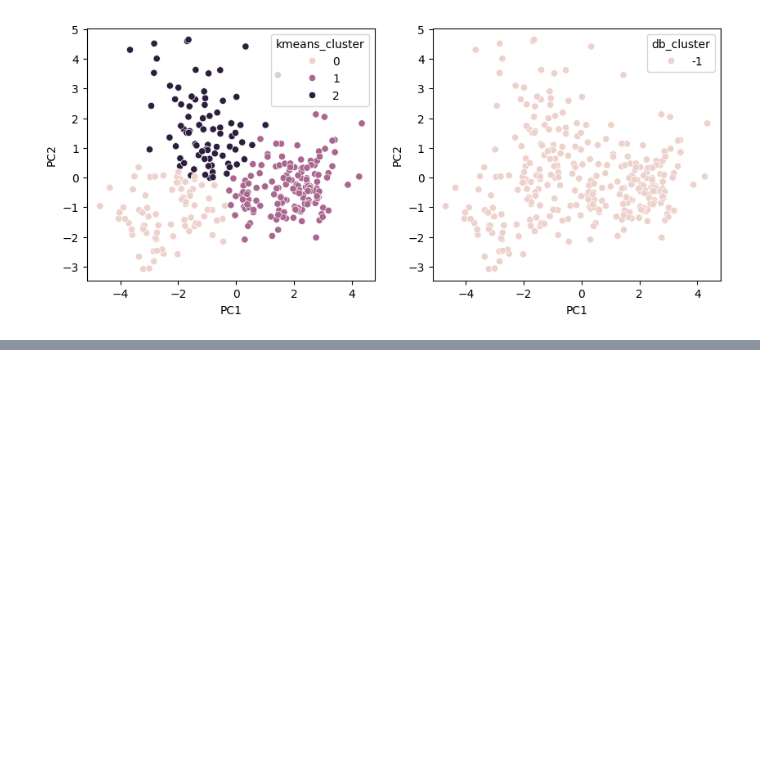
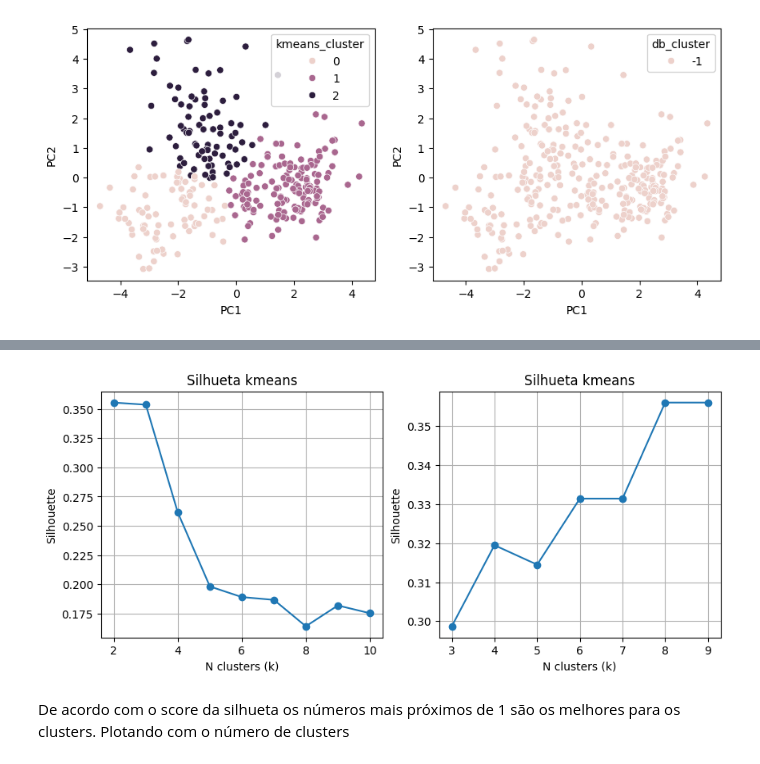
Before and after one commit to Dhonrian/pos_ifnet, a Jupyter notebook: 25E4_3/validacao.ipynb, the cells around one changed output, grey strips where cells are left out. Drawn from its saved outputs; the diff is of its cells as text; code cells hidden in the pictures; blank space fills up the shorter version.

```diff
--- a/25E4_3/validacao.ipynb
+++ b/25E4_3/validacao.ipynb
@@ -180,0 +185,22 @@ plt.show()
+# %%
+min_samples_range = range(3, scaled_df.shape[1] + 1)
+best_min_samples = None
+best_score = -1
+
+for min_samples in min_samples_range:
+    dbscan_model = DBSCAN(eps=0.5, min_samples=min_samples).fit(X)
+    labels = dbscan_model.labels_
+
+    if len(set(labels)) > 1:
+        score = silhouette_score(X, labels)
+
+        print('Min_samples:', min_samples)
+        print('Score:', score)
+        print('-----------------------------------')
+
+        if score > best_score:
+            best_score = score
+            best_min_samples = min_samples
+
+print(f'Melhor min_samples: {best_min_samples}')
+print(f'Melhor score: {best_score}')
@@ -180,0 +294,22 @@ plt.show()
+# %%
+fig, ax = plt.subplots(1, 2, figsize=(10,4))
+
+ax[0].plot(kmeans_range, silhouete_scores, marker='o')
+ax[0].set_title("Silhueta kmeans")
+ax[0].set_xlabel("N clusters (k)")
+ax[0].set_ylabel("Silhouette")
+ax[0].grid(True)
+
+ax[1].plot(min_samples_list, silhouete_db, marker='o')
+ax[1].set_title("Silhueta kmeans")
+ax[1].set_xlabel("N clusters (k)")
+ax[1].set_ylabel("Silhouette")
+ax[1].grid(True)
+
+
+plt.show()
+# %% [output]
+[figure, added]
+# %% [markdown]
+De acordo com o score da silhueta os números mais próximos de 1 são os melhores para os clusters.
+Plotando com o número de clusters
```
Also changed, not shown: parts of 23 cells of this notebook.
